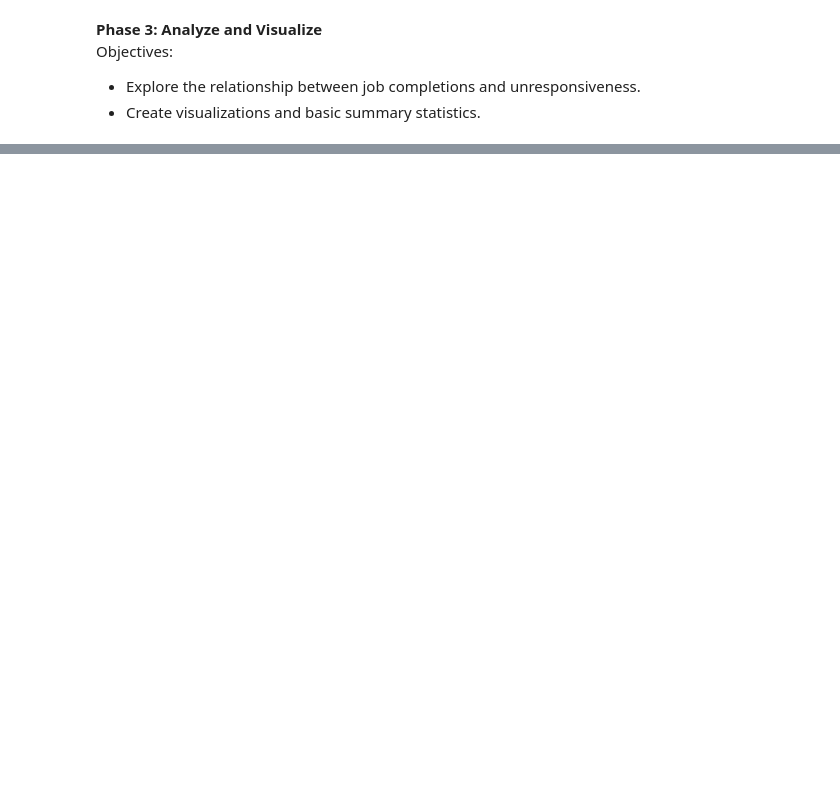
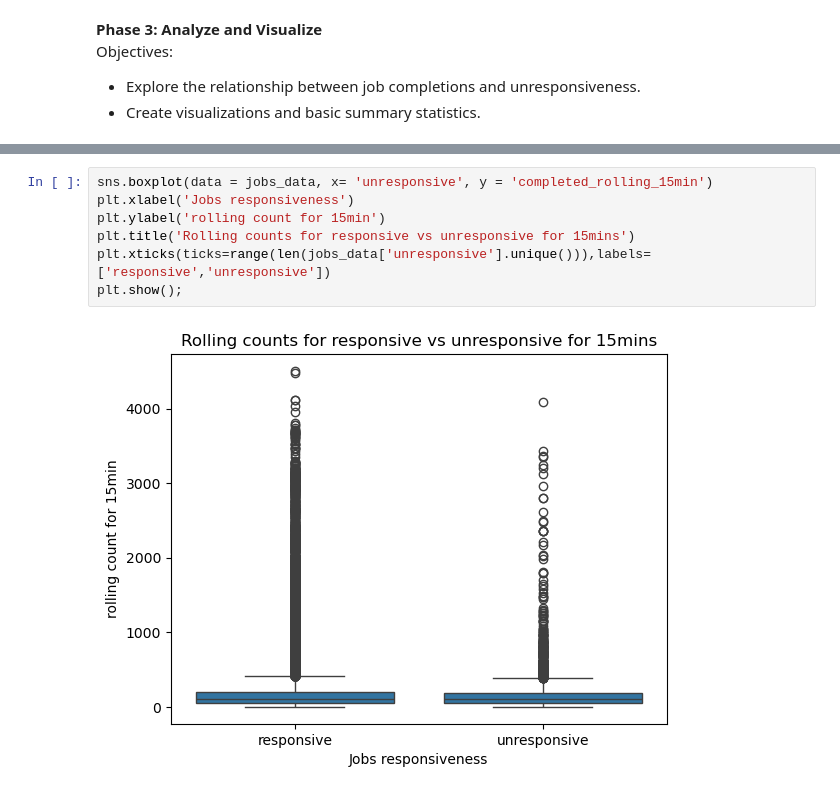
Before and after one commit to nss-data-science-cohort-9/accre-ADoddala, a Jupyter notebook: notebooks/accre_project.ipynb, the cells around one changed output, grey strips where cells are left out. Saved outputs shown, nothing was run; the diff lists cells and outputs as text; blank space fills up the shorter version.

```diff
--- a/notebooks/accre_project.ipynb
+++ b/notebooks/accre_project.ipynb
@@ -612,0 +536,9 @@ np.float64(2995.0)
+# %%
+sns.boxplot(data = jobs_data, x= 'unresponsive', y = 'completed_rolling_15min')
+plt.xlabel('Jobs responsiveness')
+plt.ylabel('rolling count for 15min')
+plt.title('Rolling counts for responsive vs unresponsive for 15mins')
+plt.xticks(ticks=range(len(jobs_data['unresponsive'].unique())),labels=['responsive','unresponsive'])
+plt.show();
+# %% [output]
+[figure, added]
```
Also changed, not shown: parts of 98 cells of this notebook.
